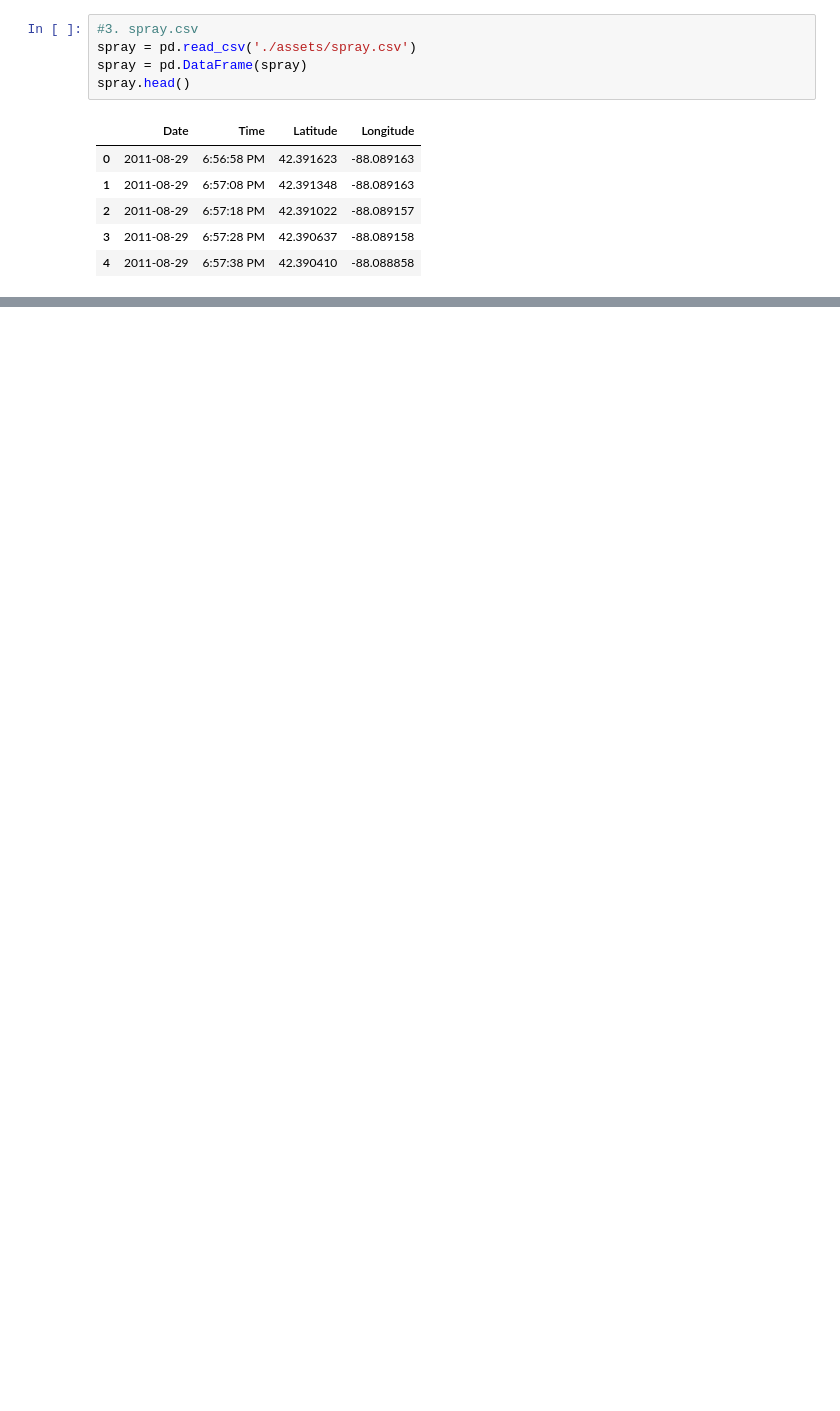
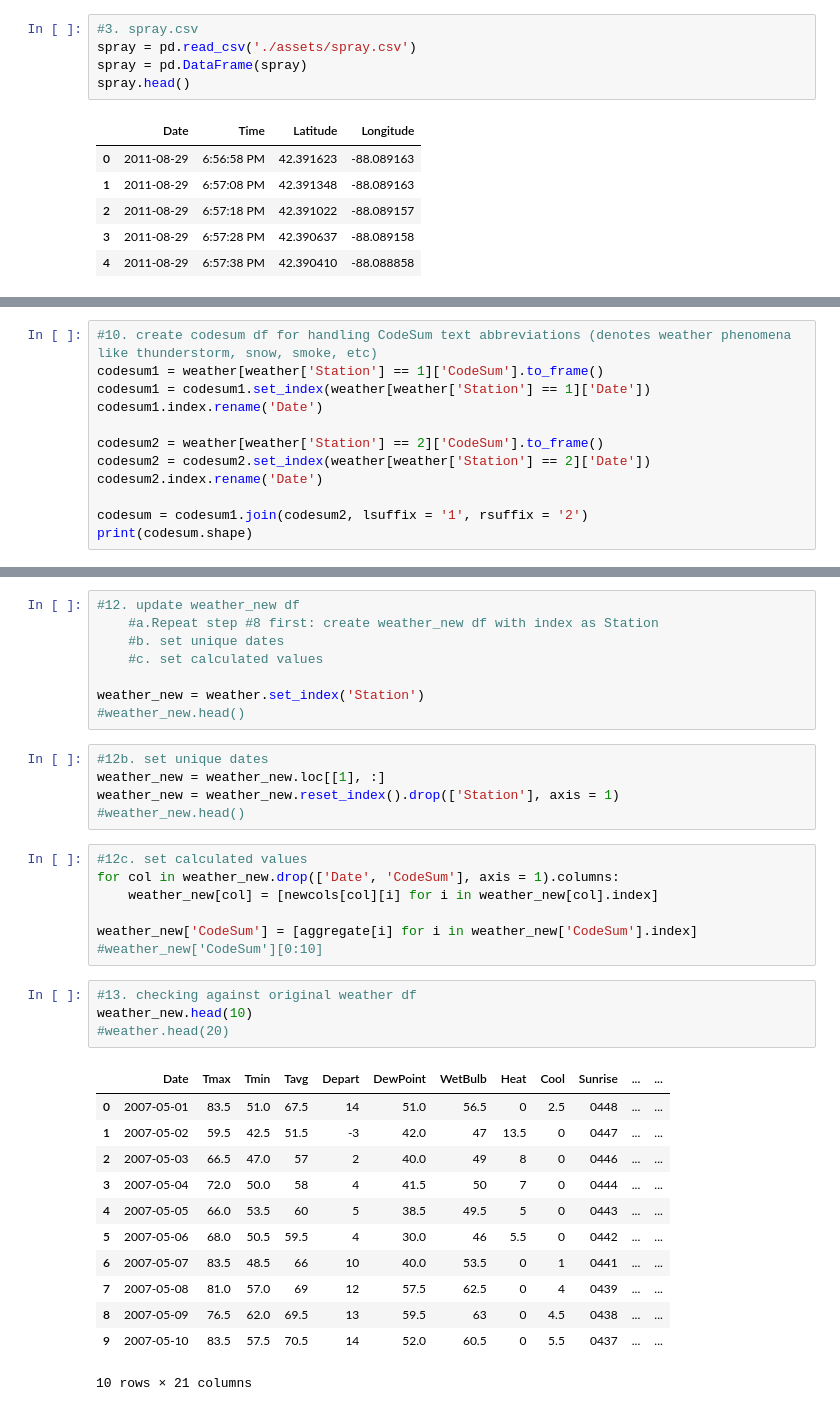
Before and after one commit to helencai62/CDC_WNV_project, a Jupyter notebook: datasets.ipynb, the cells around one changed output, grey strips where cells are left out. Drawn from its saved outputs; the diff is of its cells as text; blank space fills up the shorter version.

```diff
--- a/datasets.ipynb
+++ b/datasets.ipynb
@@ -53,0 +163,12 @@ weather.head()
+# %%
+#10. create codesum df for handling CodeSum text abbreviations (denotes weather phenomena like thunderstorm, snow, smoke, etc)
+codesum1 = weather[weather['Station'] == 1]['CodeSum'].to_frame()
+codesum1 = codesum1.set_index(weather[weather['Station'] == 1]['Date'])
+codesum1.index.rename('Date')
+
+codesum2 = weather[weather['Station'] == 2]['CodeSum'].to_frame()
+codesum2 = codesum2.set_index(weather[weather['Station'] == 2]['Date'])
+codesum2.index.rename('Date')
+
+codesum = codesum1.join(codesum2, lsuffix = '1', rsuffix = '2')
+print(codesum.shape)
@@ -53,0 +250,37 @@ weather.head()
+# %%
+#12. update weather_new df
+    #a.Repeat step #8 first: create weather_new df with index as Station
+    #b. set unique dates
+    #c. set calculated values
+
+weather_new = weather.set_index('Station')
+#weather_new.head()
+# %%
+#12b. set unique dates
+weather_new = weather_new.loc[[1], :]
+weather_new = weather_new.reset_index().drop(['Station'], axis = 1)
+#weather_new.head()
+# %%
+#12c. set calculated values
+for col in weather_new.drop(['Date', 'CodeSum'], axis = 1).columns:
+    weather_new[col] = [newcols[col][i] for i in weather_new[col].index]
+
+weather_new['CodeSum'] = [aggregate[i] for i in weather_new['CodeSum'].index]
+#weather_new['CodeSum'][0:10]
+# %%
+#13. checking against original weather df
+weather_new.head(10)
+#weather.head(20)
+# %% [output]
+|  | Date | Tmax | Tmin | Tavg | Depart | DewPoint | WetBulb | Heat | Cool | Sunrise | ... | ... |
+| 0 | 2007-05-01 | 83.5 | 51.0 | 67.5 | 14 | 51.0 | 56.5 | 0 | 2.5 | 0448 | ... | ... |
+| 1 | 2007-05-02 | 59.5 | 42.5 | 51.5 | -3 | 42.0 | 47 | 13.5 | 0 | 0447 | ... | ... |
+| 2 | 2007-05-03 | 66.5 | 47.0 | 57 | 2 | 40.0 | 49 | 8 | 0 | 0446 | ... | ... |
+| 3 | 2007-05-04 | 72.0 | 50.0 | 58 | 4 | 41.5 | 50 | 7 | 0 | 0444 | ... | ... |
+| 4 | 2007-05-05 | 66.0 | 53.5 | 60 | 5 | 38.5 | 49.5 | 5 | 0 | 0443 | ... | ... |
+| 5 | 2007-05-06 | 68.0 | 50.5 | 59.5 | 4 | 30.0 | 46 | 5.5 | 0 | 0442 | ... | ... |
+| 6 | 2007-05-07 | 83.5 | 48.5 | 66 | 10 | 40.0 | 53.5 | 0 | 1 | 0441 | ... | ... |
+| 7 | 2007-05-08 | 81.0 | 57.0 | 69 | 12 | 57.5 | 62.5 | 0 | 4 | 0439 | ... | ... |
+| 8 | 2007-05-09 | 76.5 | 62.0 | 69.5 | 13 | 59.5 | 63 | 0 | 4.5 | 0438 | ... | ... |
+| 9 | 2007-05-10 | 83.5 | 57.5 | 70.5 | 14 | 52.0 | 60.5 | 0 | 5.5 | 0437 | ... | ... |
+10 rows × 21 columns
```
Also changed, not shown: parts of 24 cells of this notebook, 3 other files.
